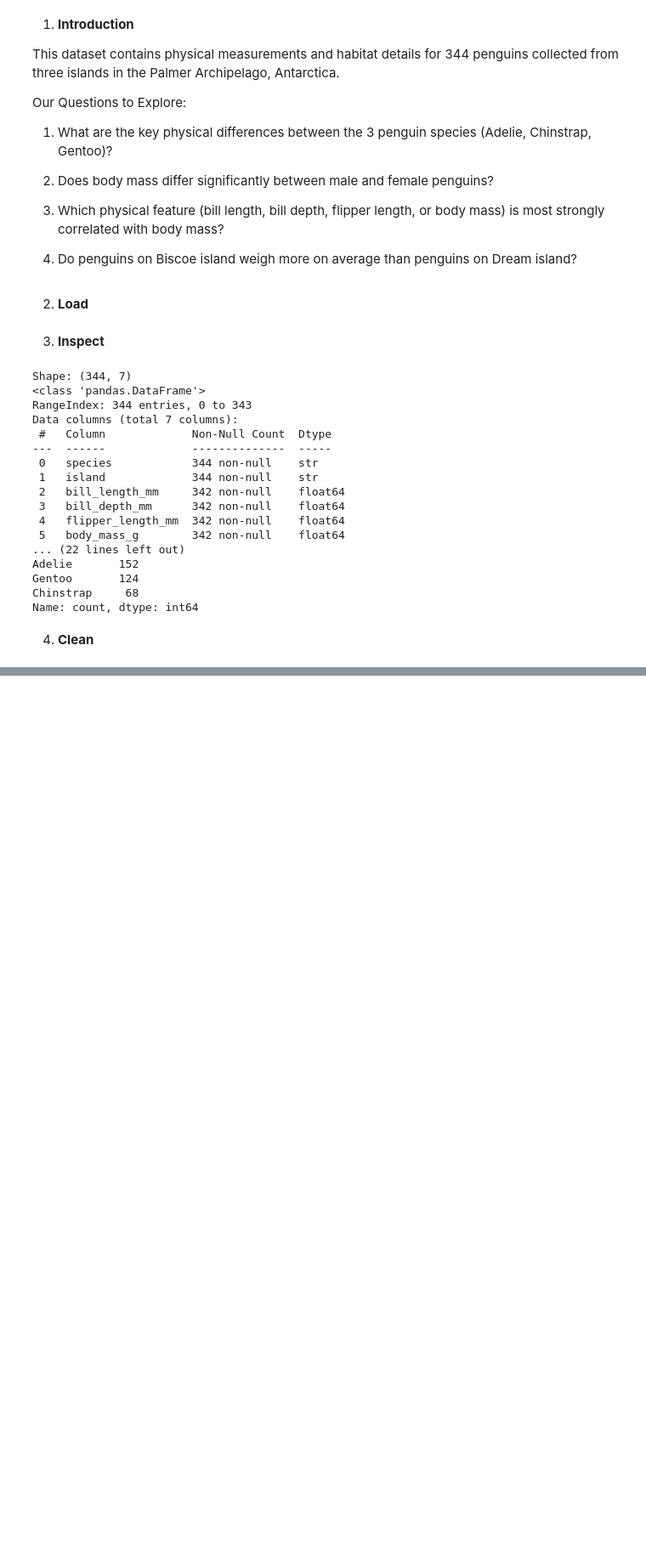
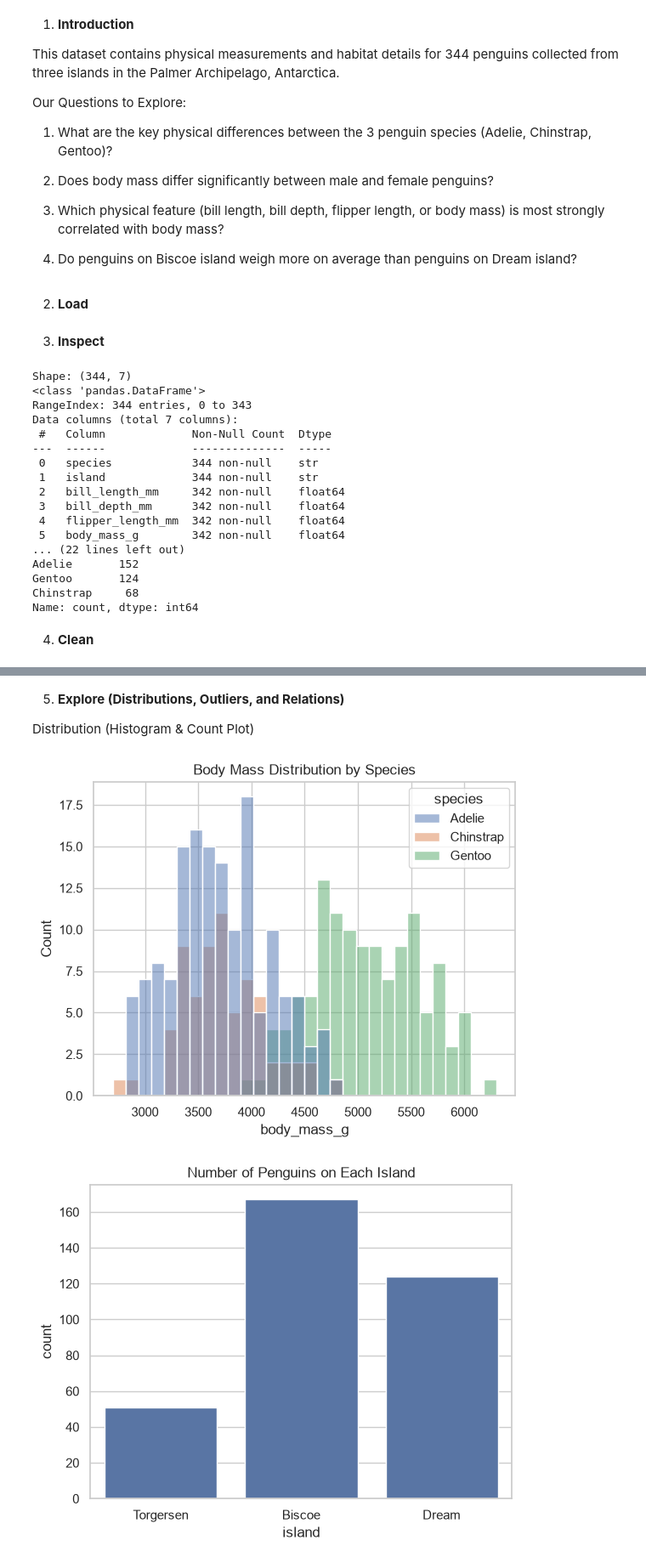
Before and after one commit to wajihashaikh456/EDA-Project, a Jupyter notebook: EDAproject.ipynb, the cells around one changed output, grey strips where cells are left out. Shown at 85% size. Drawn from its saved outputs; the diff is of its cells as text; code cells hidden in the pictures; blank space fills up the shorter version.

```diff
--- a/EDAproject.ipynb
+++ b/EDAproject.ipynb
@@ -57,3 +57,20 @@ Chinstrap     68
 Name: count, dtype: int64
 # %% [markdown]
 4. **Clean**
+# %%
+df = df.dropna(subset=["bill_length_mm", "body_mass_g"])
+
+
+df["bill_length_mm"] = df["bill_length_mm"].fillna(df["bill_length_mm"].median())
+df["bill_depth_mm"] = df["bill_depth_mm"].fillna(df["bill_depth_mm"].median())
+df["flipper_length_mm"] = df["flipper_length_mm"].fillna(df["flipper_length_mm"].median())
+df["body_mass_g"] = df["body_mass_g"].fillna(df["body_mass_g"].median())
+df["gender"] = df["gender"].fillna(df["gender"].mode()[0])
+
+
+df["body_mass_kg"] = df["body_mass_g"] / 1000
+df["size_group"] = np.where(df["body_mass_g"] < 4000, "Small", "Large")
+df["is_male"] = np.where(df["gender"] == "Male", 1, 0)
+
+print("Shape after cleaning:", df.shape)
+print("Remaining missing values:\n", df.isna().sum())
@@ -59,0 +91,15 @@ Name: count, dtype: int64
+# %% [markdown]
+5. **Explore (Distributions, Outliers, and Relations)**
+
+ Distribution (Histogram & Count Plot)
+# %%
+sns.histplot(data=df, x="body_mass_g", bins=30, hue="species")
+plt.title("Body Mass Distribution by Species")
+plt.show()
+
+sns.countplot(data=df, x="island")
+plt.title("Number of Penguins on Each Island")
+plt.show()
+# %% [output]
+[figure, added]
+[figure, added]
```
Also changed, not shown: parts of 9 cells of this notebook, 1 other file.
